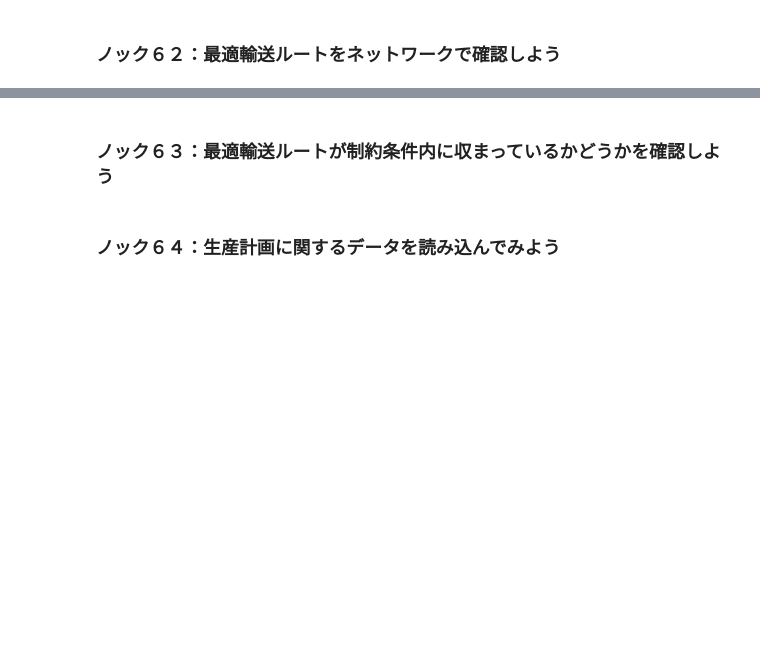
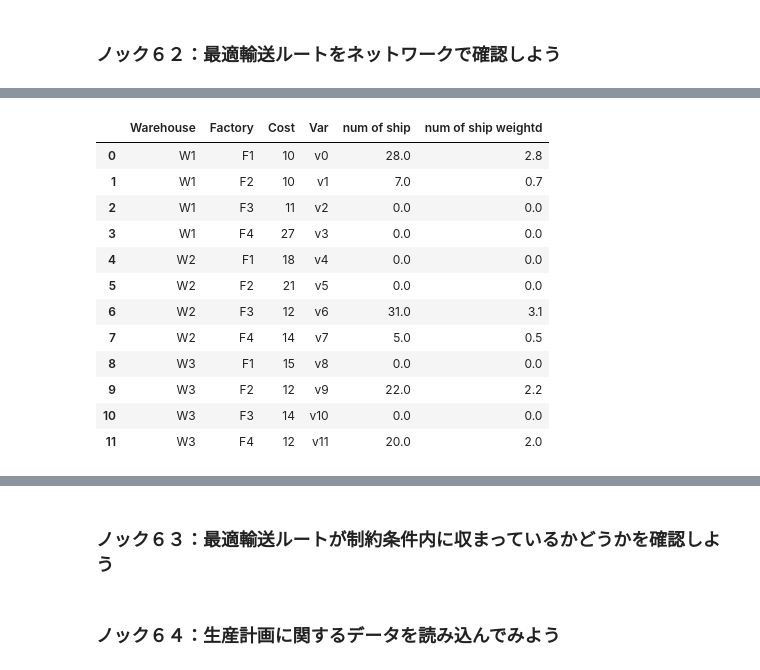
Before and after one commit to shinseitaro/python-data-analysis-100, a Jupyter notebook: sample/100drill_20201021/7/7章 ロジスティクスネットワークの最適設計を行う10本ノック.ipynb, the cells around one changed output, grey strips where cells are left out. Drawn from its saved outputs; the diff is of its cells as text; code cells hidden in the pictures; blank space fills up the shorter version.

```diff
--- a/sample/100drill_20201021/7/7章 ロジスティクスネットワークの最適設計を行う10本ノック.ipynb
+++ b/sample/100drill_20201021/7/7章 ロジスティクスネットワークの最適設計を行う10本ノック.ipynb
@@ -7,0 +38,4 @@
+# %%
+df_trans_cost = pd.read_csv("trans_cost.csv", index_col="工場")
+df_demand = pd.read_csv("demand.csv")
+df_supply = pd.read_csv("supply.csv")
@@ -7,0 +60,5 @@
+# %%
+pr = product(df_supply.columns, df_demand.columns)
+df_v = pd.DataFrame([(i, j) for i, j in pr], columns = ["Warehouse", "Factory"])
+df_v["Cost"] = df_trans_cost.values.flatten()
+df_v.head()
@@ -7,0 +74,4 @@
+# %%
+# 目的変数
+df_v["Var"] = [LpVariable(f"v{i}", lowBound=0) for i in df_v.index]
+df_v.head()
@@ -7,0 +99,3 @@
+# %%
+df_v["num of ship"] = df_v["Var"].apply(value)
+df_v
@@ -9,0 +142,18 @@
+# %%
+size = 0.1
+df_v["num of ship weightd"] = df_v["num of ship"] * size
+df_v
+# %% [output]
+|  | Warehouse | Factory | Cost | Var | num of ship | num of ship weightd |
+| 0 | W1 | F1 | 10 | v0 | 28.0 | 2.8 |
+| 1 | W1 | F2 | 10 | v1 | 7.0 | 0.7 |
+| 2 | W1 | F3 | 11 | v2 | 0.0 | 0.0 |
+| 3 | W1 | F4 | 27 | v3 | 0.0 | 0.0 |
+| 4 | W2 | F1 | 18 | v4 | 0.0 | 0.0 |
+| 5 | W2 | F2 | 21 | v5 | 0.0 | 0.0 |
+| 6 | W2 | F3 | 12 | v6 | 31.0 | 3.1 |
+| 7 | W2 | F4 | 14 | v7 | 5.0 | 0.5 |
+| 8 | W3 | F1 | 15 | v8 | 0.0 | 0.0 |
+| 9 | W3 | F2 | 12 | v9 | 22.0 | 2.2 |
+| 10 | W3 | F3 | 14 | v10 | 0.0 | 0.0 |
+| 11 | W3 | F4 | 12 | v11 | 20.0 | 2.0 |
```
Also changed, not shown: parts of 22 cells of this notebook, 3 other files.
